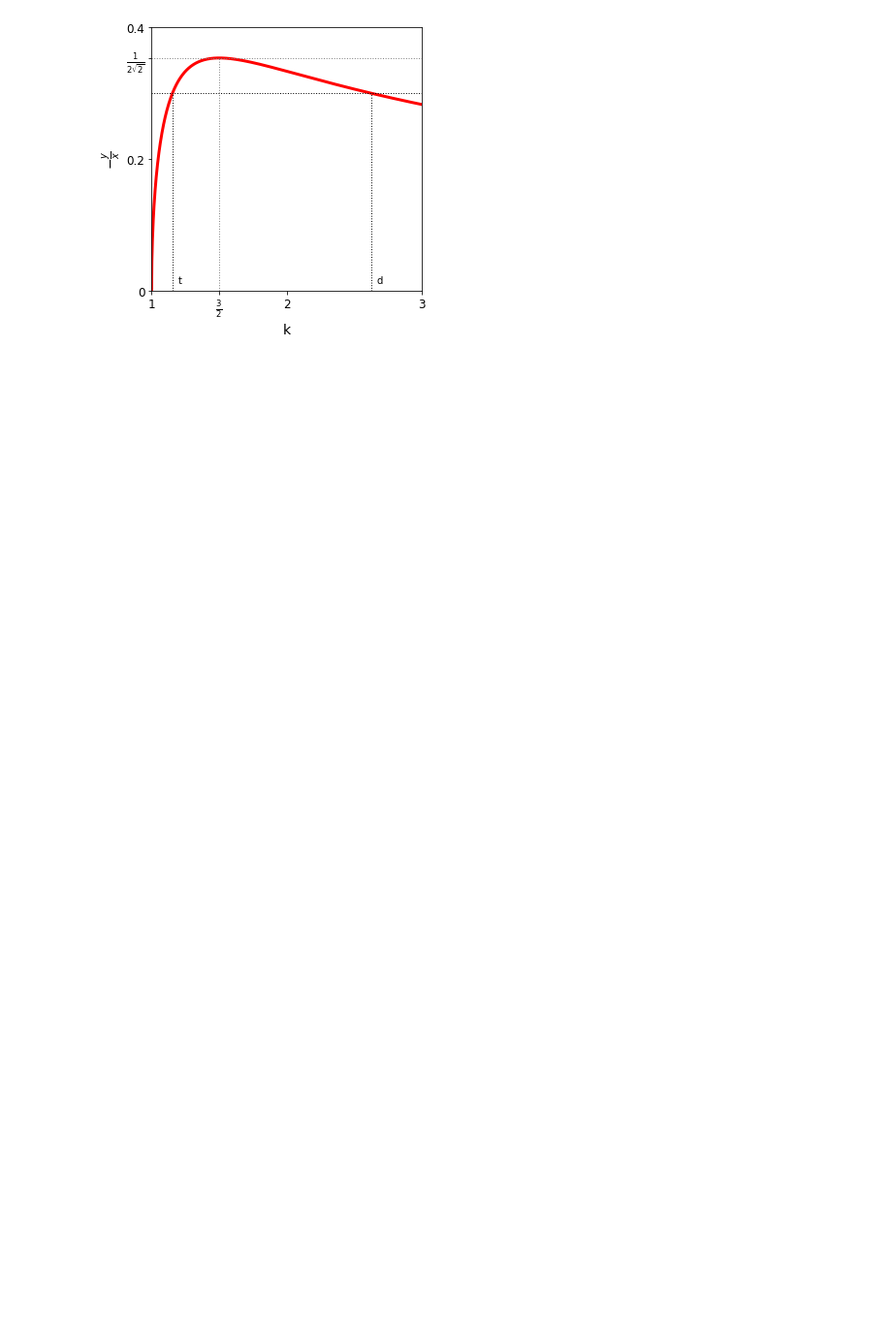
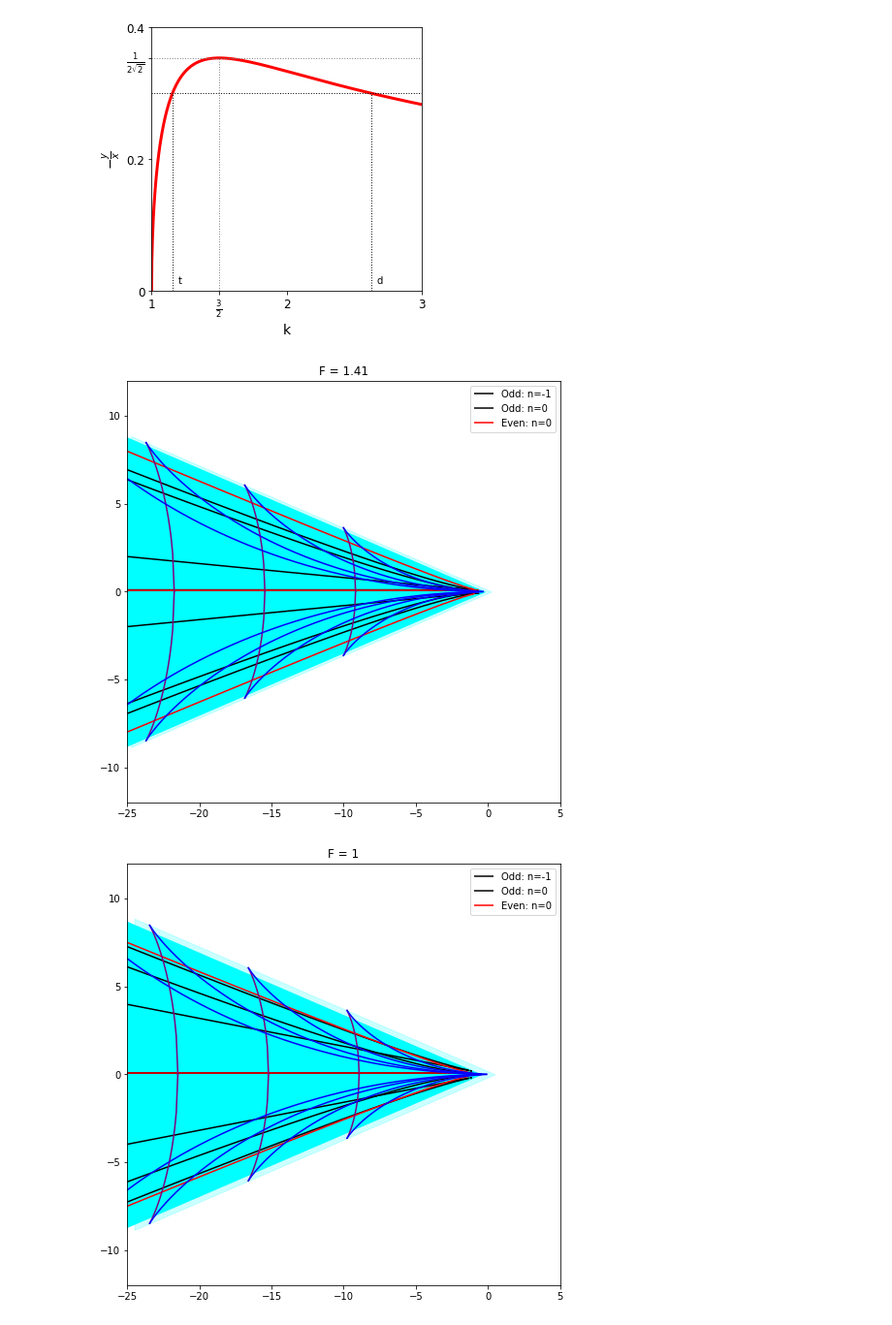
Before and after one commit to jcolen/kelvinmach, a Jupyter notebook: challenging_kelvin/ParametricPlots.ipynb, the cells around one changed output. Shown at 97% size. Drawn from its saved outputs; the diff is of its cells as text; code cells hidden in the pictures; blank space fills up the shorter version.

```diff
--- a/challenging_kelvin/ParametricPlots.ipynb
+++ b/challenging_kelvin/ParametricPlots.ipynb
@@ -183,3 +139,58 @@ ax.set_ylabel(r'$-\frac{y}{x}$', fontsize=14)
 plt.show()
 # %% [output]
 [figure]
+# %%
+def fplus(x, y):
+    x2 = np.power(x, 2.0)
+    y2x2 = np.power(y, 2.0) / x2
+    num = -x2 * np.power(1. + 4. * y2x2 + np.sqrt(1. - 8. * y2x2), 1.5)
+    den = 4. * np.sqrt(2.) * y * (1. + np.sqrt(1. - 8. * y2x2))
+    return num / den
+
+def fminus(x, y):
+    x2 = np.power(x, 2.0)
+    y2x2 = np.power(y, 2.0) / x2
+    num = -x2 * np.power(1. + 4. * y2x2 - np.sqrt(1. - 8. * y2x2), 1.5)
+    den = 4. * np.sqrt(2.) * y * (1. - np.sqrt(1. - 8. * y2x2))
+    return num / den
+# %%
+def create_plot(x, y, f1, f2, a, rnge, rngo, title=''):
+    fig = plt.figure(figsize=(8, 8))
+    xlim = np.array([-25, 5])
+    plt.xlim(xlim)
+    draw_kelvin_angle(fig.gca(), np.array([xlim[0], 0]), x0=[a/2.], alpha=0.2)
+    draw_parametric_wake(fig.gca(), 4, np.linspace(1, 1000, 100000), x0=[a/2.])
+    draw_kelvin_angle(fig.gca(), np.array([xlim[0], 0]), x0=[-a/2.], alpha=1.)
+
+    fo = (2 * rngo + 1) * np.pi
+    fe = (2 * rnge) * np.pi
+    cb = plt.contour(x, y, f1(x + a/2., y) - f1(x - a/2., y), fo, colors='k', linestyles='-')
+    plt.contour(x, y, f1(x + a/2., y) - f2(x - a/2., y), fo, colors='k', linestyles='-')
+    plt.contour(x, y, f2(x + a/2., y) - f1(x - a/2., y), fo, colors='k', linestyles='-')
+    plt.contour(x, y, f2(x + a/2., y) - f2(x - a/2., y), fo, colors='k', linestyles='-')
+    cr = plt.contour(x, y, f1(x + a/2., y) - f1(x - a/2., y), fe, colors='r', linestyles='-')
+    plt.contour(x, y, f1(x + a/2., y) - f2(x - a/2., y), fe, colors='r', linestyles='-')
+    plt.contour(x, y, f2(x + a/2., y) - f1(x - a/2., y), fe, colors='r', linestyles='-')
+    plt.contour(x, y, f2(x + a/2., y) - f2(x - a/2., y), fe, colors='r', linestyles='-')
+    hb,_ = cb.legend_elements()
+    hr,_ = cr.legend_elements()
+    plt.legend(hb + hr, ['Odd: n=%d' % i for i in rngo] + ['Even: n=%d' % i for i in rnge])
+    plt.title(title)
+    plt.show()
+
+
+delta = 0.1
+rngo = np.arange(-1, 1)
+#rnge = np.arange(-1, 2)
+rnge = np.zeros(1)
+
+Fs = [np.sqrt(2), 1, np.sqrt(1./1.8), np.sqrt(1./3.), np.sqrt(1/3.13), 0.5]
+for f in Fs:
+    a = 1 / (f * f)
+    xrng = np.arange(-25., -a/2, delta)
+    yrng = np.arange(-10., 10., delta)
+    x, y = np.meshgrid(xrng, yrng)
+    create_plot(x, y, fplus, fminus, a, rnge, rngo, title='F = %.3g' % f)
+# %% [output]
+[figure, added]
+[figure, added]
```
Also changed, not shown: parts of 4 cells of this notebook, 7 other files.
